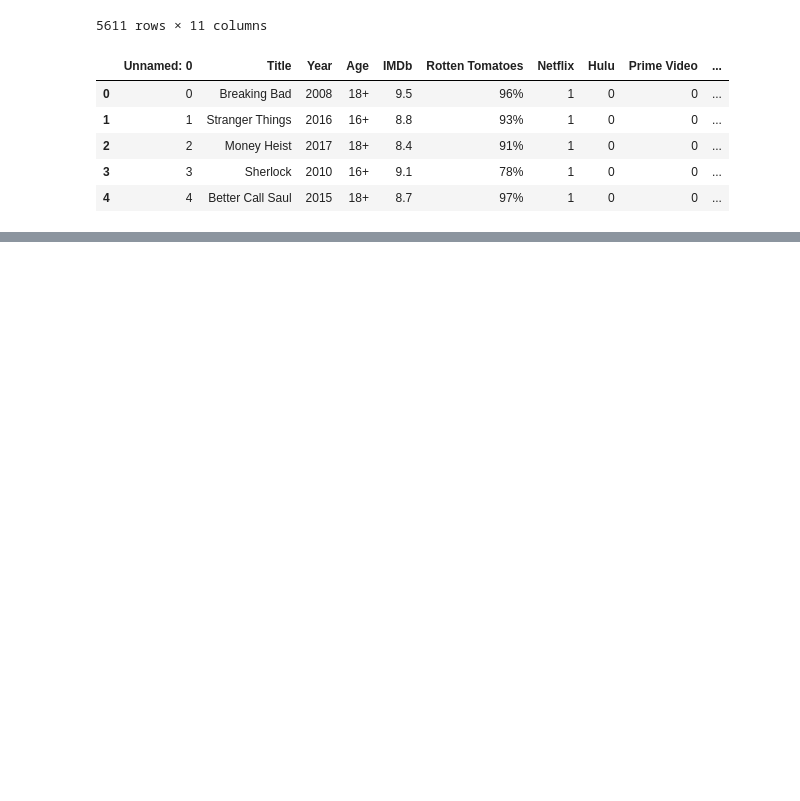
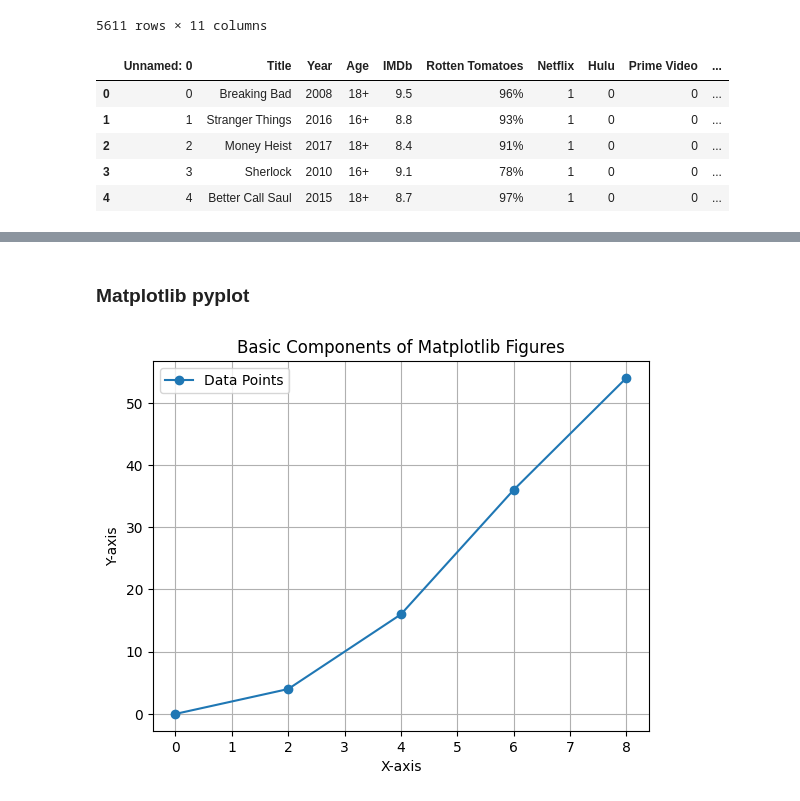
Before and after one commit to ESET0115/Basic, a Jupyter notebook: ML/Day3/analysis.ipynb, the cells around one changed output, grey strips where cells are left out. Cells and saved outputs as stored; diff of their text form; code cells hidden in the pictures; blank space fills up the shorter version.

```diff
--- a/ML/Day3/analysis.ipynb
+++ b/ML/Day3/analysis.ipynb
@@ -138,0 +150,15 @@ df.head()
+# %% [markdown]
+### Matplotlib pyplot
+# %%
+x=[0, 2,4,6,8]
+y=[0,4,16,36,54]
+fig, ax = plt.subplots()
+ax.plot(x,y, marker='o', label="Data Points")
+ax.set_title("Basic Components of Matplotlib Figures")
+ax.set_xlabel("X-axis")
+ax.set_ylabel("Y-axis")
+ax.legend() # Add a legend
+plt.grid() # Add grid lines
+my_plot = plt.show()
+# %% [output]
+[figure, added]
```
Also changed, not shown: parts of 4 cells of this notebook, 3 other files.
